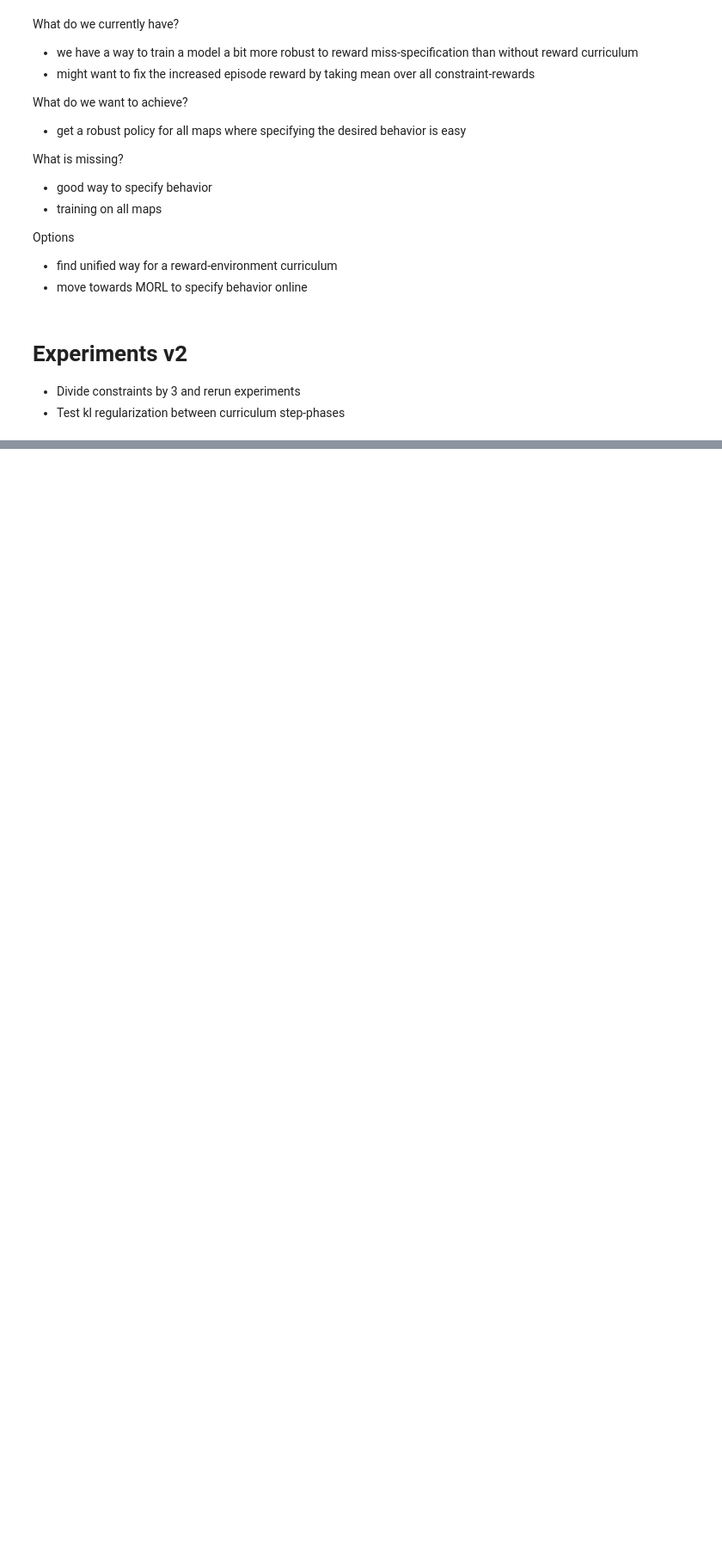
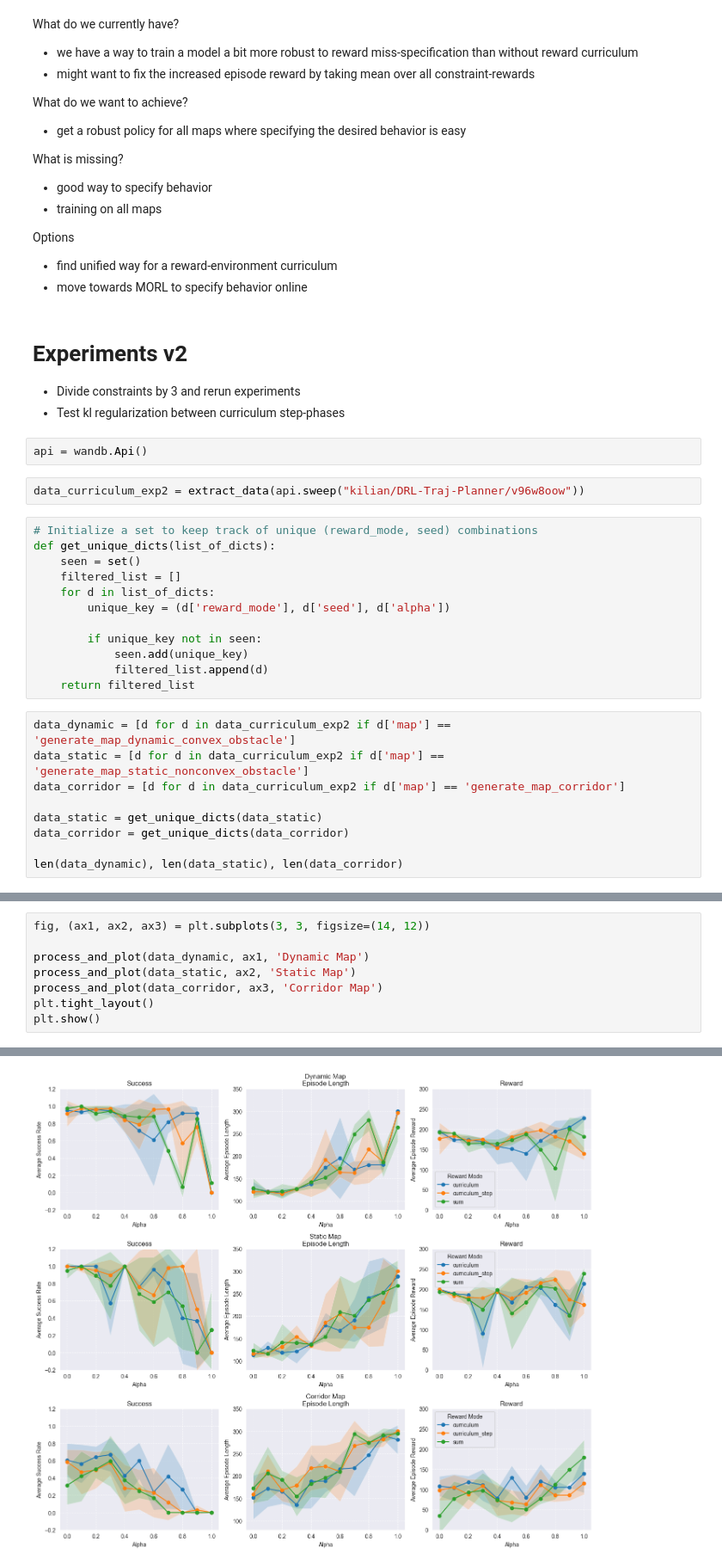
Before and after one commit to kristianceder/DRL-Traj-Planner, a Jupyter notebook: notebooks/curriculum_reward_weights_analysis.ipynb, the cells around one changed output, grey strips where cells are left out. Shown at 86% size. Cells and saved outputs as stored; diff of their text form; blank space fills up the shorter version.

```diff
--- a/notebooks/curriculum_reward_weights_analysis.ipynb
+++ b/notebooks/curriculum_reward_weights_analysis.ipynb
@@ -232,3 +234,28 @@ Options
 # Experiments v2
 - Divide constraints by 3 and rerun experiments
 - Test kl regularization between curriculum step-phases
+# %%
+api = wandb.Api()
+# %%
+data_curriculum_exp2 = extract_data(api.sweep("kilian/DRL-Traj-Planner/v96w8oow"))
+# %%
+# Initialize a set to keep track of unique (reward_mode, seed) combinations
+def get_unique_dicts(list_of_dicts):
+    seen = set()
+    filtered_list = []
+    for d in list_of_dicts:
+        unique_key = (d['reward_mode'], d['seed'], d['alpha'])
+
+        if unique_key not in seen:
+            seen.add(unique_key)
+            filtered_list.append(d)
+    return filtered_list
+# %%
+data_dynamic = [d for d in data_curriculum_exp2 if d['map'] == 'generate_map_dynamic_convex_obstacle']
+data_static = [d for d in data_curriculum_exp2 if d['map'] == 'generate_map_static_nonconvex_obstacle']
+data_corridor = [d for d in data_curriculum_exp2 if d['map'] == 'generate_map_corridor']
+
+data_static = get_unique_dicts(data_static)
+data_corridor = get_unique_dicts(data_corridor)
+
+len(data_dynamic), len(data_static), len(data_corridor)
@@ -234,0 +264,9 @@ Options
+# %%
+fig, (ax1, ax2, ax3) = plt.subplots(3, 3, figsize=(14, 12))
+
+process_and_plot(data_dynamic, ax1, 'Dynamic Map')
+process_and_plot(data_static, ax2, 'Static Map')
+process_and_plot(data_corridor, ax3, 'Corridor Map')
+plt.tight_layout()
+plt.show()
+# %% [output]
@@ -234,0 +276 @@ Options
+[figure, added]
```
Also changed, not shown: parts of 13 cells of this notebook, 7 other files.
